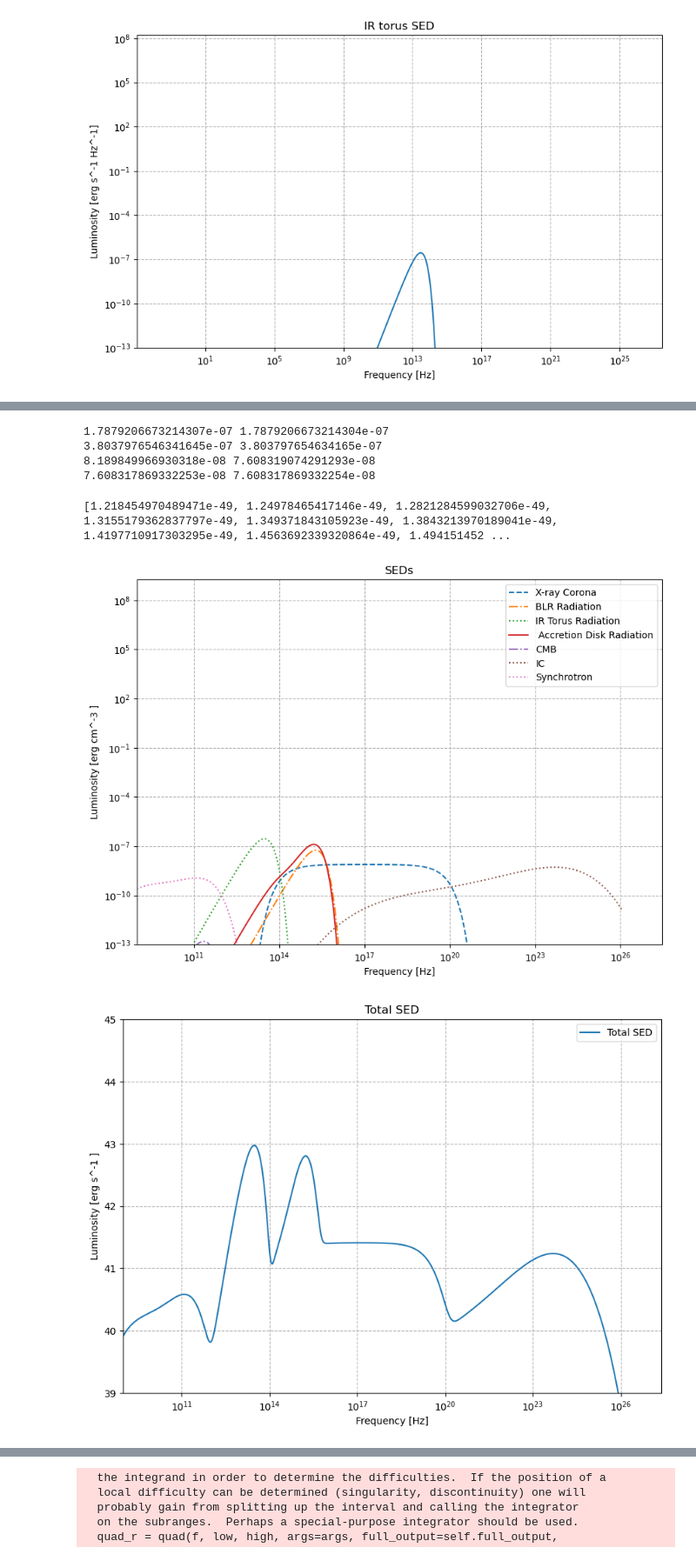
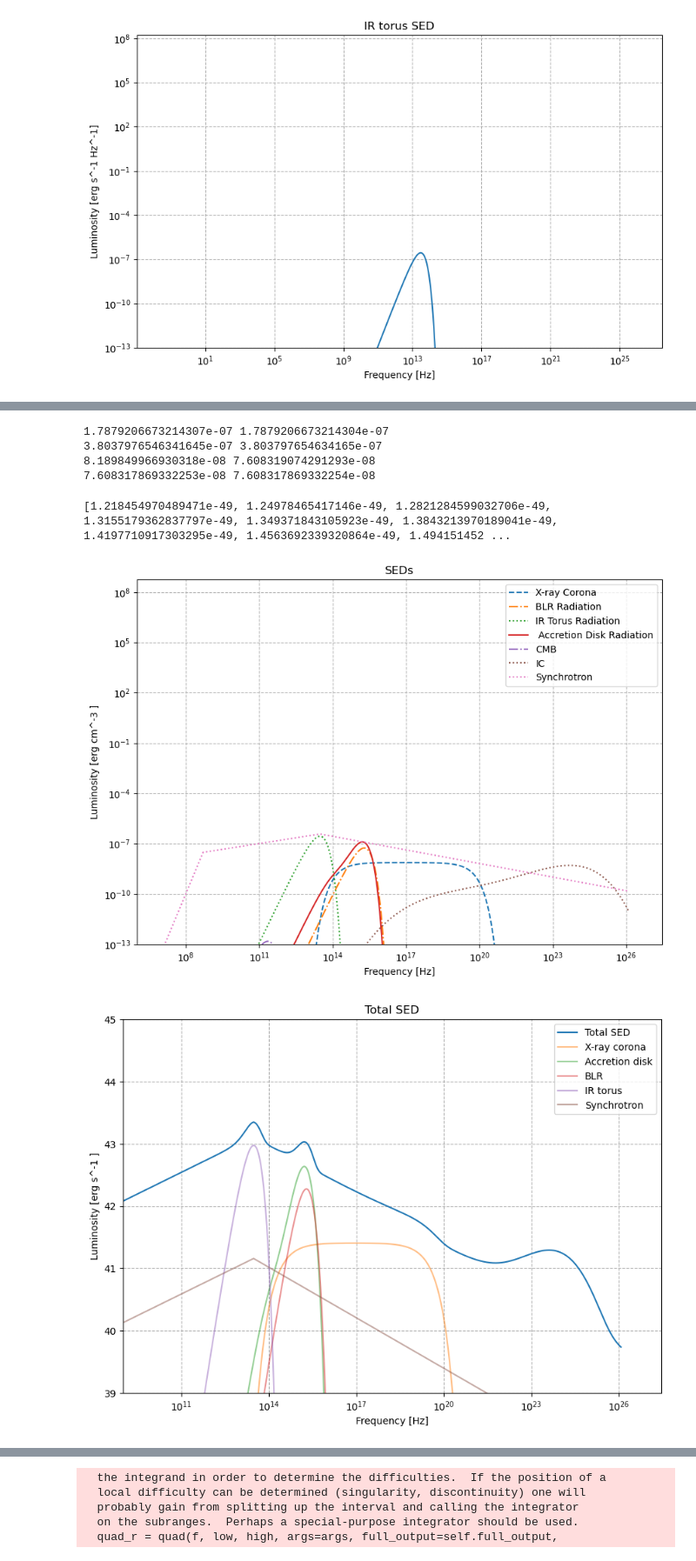
Before and after one commit to henan99/Masteroppgave, a Jupyter notebook: Timescales_est/plot_timescales.ipynb, the cells around one changed output, grey strips where cells are left out. Shown at 87% size. Cells and saved outputs as stored; diff of their text form; code cells hidden in the pictures.

```diff
--- a/Timescales_est/plot_timescales.ipynb
+++ b/Timescales_est/plot_timescales.ipynb
@@ -1027,14 +1069,14 @@ plt.plot(nu_vals, nu_vals*UIR_spec_vals, label='IR Torus Radiation', linestyle='
 plt.plot(nu_vals, nu_vals*U_acc_spec_val, label=' Accretion Disk Radiation', linestyle='-')
 plt.plot(nu_vals, nu_vals*U_CMB, label='CMB', linestyle='-.')
 plt.plot(nu_vals,U_IC, label='IC', linestyle=':')
-plt.plot(nu_vals,U_SYN, label='Synchrotron', linestyle=':')
+plt.plot(nu_vals,nu_vals*U_syn_vals, label='Synchrotron', linestyle=':')
 plt.xlabel('Frequency [Hz]')
 plt.ylabel('Luminosity [erg cm^-3 ]')
 plt.xscale('log')
 plt.yscale('log')
 plt.title('SEDs')
 plt.ylim(10**-13)
-plt.xlim(10**9)
+plt.xlim(10**6)
 plt.legend()
 plt.grid(True, which="both", ls="--")
 #plt.savefig('C:/Users/henri/OneDrive/Documents/NTNU/Semester 10/Masteroppgave/Plots/SEDs_sep.png')
@@ -1044,7 +1086,13 @@ plt.show()
 
 
 plt.figure(figsize=(10, 7))
-plt.plot(nu_vals, np.log10(4*np.pi*R**2*(nu_vals*(UX_spec_vals+U_acc_spec_val+UBLR_spec_vals + f_blr_x*UX_spec_vals+UIR_spec_vals)+U_IC+ U_SYN)*c), label='Total SED')#U_CMB
+plt.plot(nu_vals, np.log10(4*np.pi*R**2*(nu_vals*(UX_spec_vals+U_acc_spec_val+UBLR_spec_vals + f_blr_x*UX_spec_vals+UIR_spec_vals)+U_IC+ U_syn_vals*nu_vals)*c), label='Total SED')#U_CMB
+plt.plot(nu_vals, np.log10(4*np.pi*R**2*nu_vals*UX_spec_vals*c),alpha = 0.5,label = 'X-ray corona')
+plt.plot(nu_vals, np.log10(4*np.pi*R**2*nu_vals*U_acc_spec_val*c),alpha = 0.5,label = 'Accretion disk')
+plt.plot(nu_vals, np.log10(4*np.pi*R**2*nu_vals*UBLR_spec_vals*c),alpha = 0.5,label = 'BLR')
+plt.plot(nu_vals, np.log10(4*np.pi*R**2*nu_vals*UIR_spec_vals*c),alpha = 0.5,label = 'IR torus')
+#plt.plot(nu_vals, np.log10(4*np.pi*R**2*nu_vals*U_IC*c),alpha = 0.5,label = 'IC')
+plt.plot(nu_vals, np.log10(4*np.pi*(10**18)**2*nu_vals*U_syn_vals*c),alpha = 0.5,label = 'Synchrotron')
 plt.xlabel('Frequency [Hz]')
 plt.ylabel('Luminosity [erg s^-1 ]')
 plt.xscale('log')
@@ -1060,33 +1108,33 @@ plt.show()
 
 
 
-u_tot_for_r = (UX_spec_vals+U_acc_spec_val+UBLR_spec_vals + f_blr_x*UX_spec_vals+UIR_spec_vals+ U_CMB)*nu_vals + U_IC + U_SYN
+u_tot_for_r = (UX_spec_vals+U_acc_spec_val+UBLR_spec_vals + f_blr_x*UX_spec_vals+UIR_spec_vals+ U_CMB)*nu_vals + U_IC + U_syn_vals*nu_vals
 #n_tot_for_r = u_tot_for_r/(const.c.cgs.value)
 plt.figure(figsize=(10, 7))
 plt.plot(nu_vals*const.h.cgs.value, u_tot_for_r/(nu_vals*const.h.cgs.value)**2, label='Total SED')
 plt.plot(nu_vals*const.h.cgs.value,  n_eps_t_2(nu_vals*const.h.cgs.value, R, 10**43), label='Original power law SED')
 plt.xlabel('Energy')
 plt.ylabel('Photon density [cm^-3 ]')
 plt.xscale('log')
 plt.yscale('log')
 plt.title('Photon density')
 plt.ylim(10**-13)
 plt.legend()
 plt.grid(True, which="both", ls="--")
 #plt.savefig('C:/Users/henri/OneDrive/Documents/NTNU/Semester 10/Masteroppgave/Plots/Photon_density.png')
 plt.show()
 # %% [output]
 [ 4.74617447e+01 -1.17557819e+03  1.03348686e+04  1.30457118e+01
  -6.58019353e-01]
 [figure]
 [ 5.47525882e+02 -6.57554655e+03  2.75692938e+04  7.95658582e+00
  -1.55945389e+01]
 [figure]
 [figure]
 1.7879206673214307e-07 1.7879206673214304e-07
 3.8037976546341645e-07 3.803797654634165e-07
 8.189849966930318e-08 7.608319074291293e-08
 7.608317869332253e-08 7.608317869332254e-08
 [1.218454970489471e-49, 1.24978465417146e-49, 1.2821284599032706e-49, 1.3155179362837797e-49, 1.349371843105923e-49, 1.3843213970189041e-49, 1.4197710917303295e-49, 1.4563692339320864e-49, 1.494151452 ...
-[figure, old version]
+[figure, new version]
-[figure, old version]
+[figure, new version]
```
Also changed, not shown: parts of 4 cells of this notebook, 29 other files.
